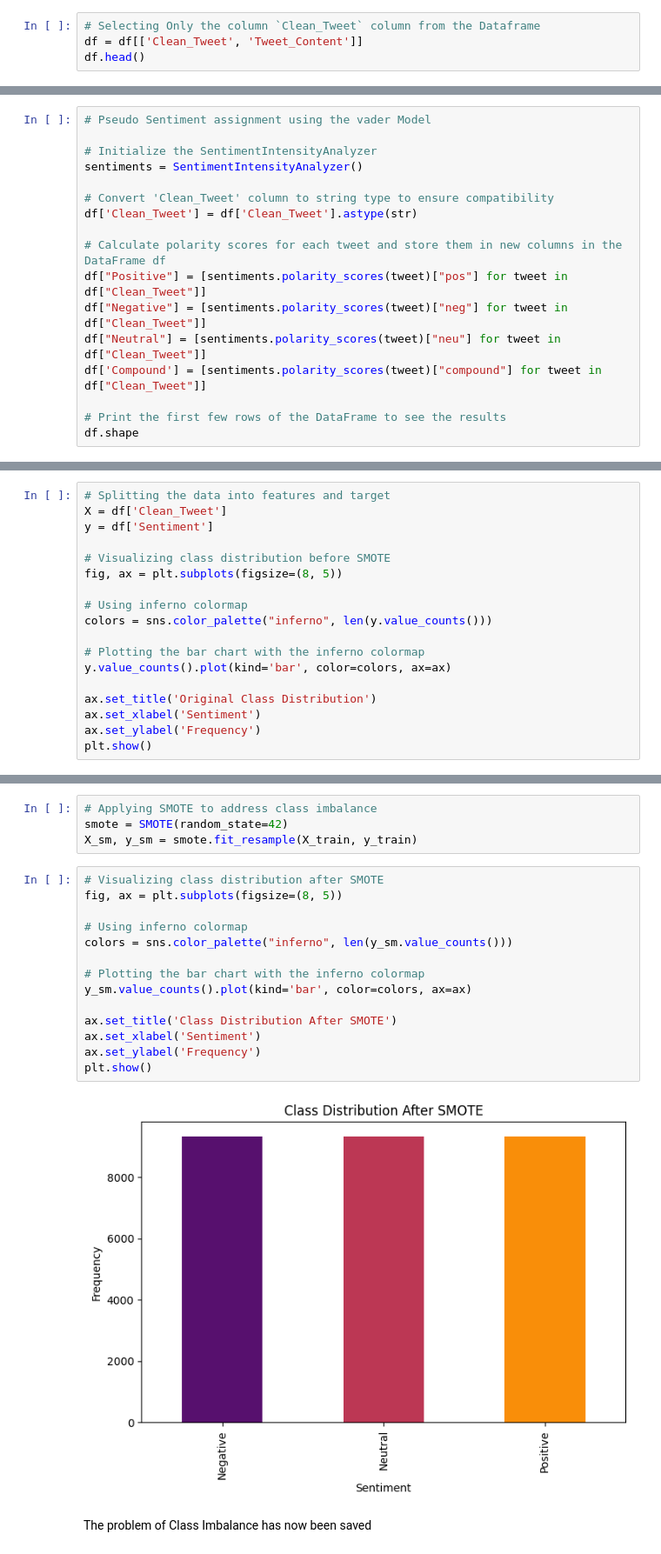
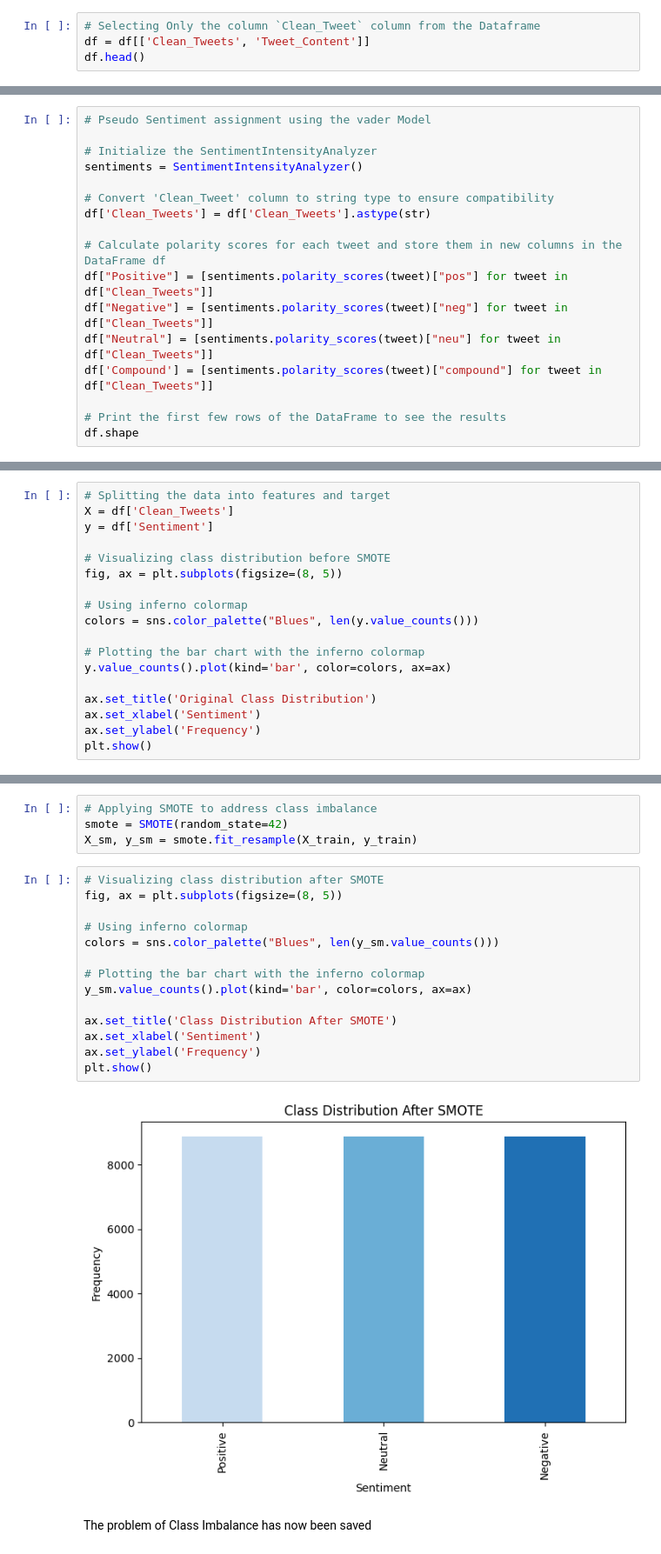
Before and after one commit to Atieng/sentiment-analysis-2024-olympics, a Jupyter notebook: Notebooks/Modelling.ipynb, the cells around one changed output, grey strips where cells are left out. Shown: that part at 87% size. Drawn from its saved outputs; the diff is of its cells as text.

```diff
--- a/Notebooks/Modelling.ipynb
+++ b/Notebooks/Modelling.ipynb
@@ -194,6 +147,6 @@ The total number of duplicates keeping one instance of each duplicate is 25314
 #### Subsetting Cleaned Tweets for Analysis
 # %%
 # Selecting Only the column `Clean_Tweet` column from the Dataframe
-df = df[['Clean_Tweet', 'Tweet_Content']]
+df = df[['Clean_Tweets', 'Tweet_Content']]
 df.head()
 # %% [output]
@@ -220,13 +173,13 @@ Index(['Clean_Tweet', 'Tweet_Content'], dtype='object')
 sentiments = SentimentIntensityAnalyzer()
 
 # Convert 'Clean_Tweet' column to string type to ensure compatibility
-df['Clean_Tweet'] = df['Clean_Tweet'].astype(str)
+df['Clean_Tweets'] = df['Clean_Tweets'].astype(str)
 
 # Calculate polarity scores for each tweet and store them in new columns in the DataFrame df
-df["Positive"] = [sentiments.polarity_scores(tweet)["pos"] for tweet in df["Clean_Tweet"]]
-df["Negative"] = [sentiments.polarity_scores(tweet)["neg"] for tweet in df["Clean_Tweet"]]
-df["Neutral"] = [sentiments.polarity_scores(tweet)["neu"] for tweet in df["Clean_Tweet"]]
-df['Compound'] = [sentiments.polarity_scores(tweet)["compound"] for tweet in df["Clean_Tweet"]]
+df["Positive"] = [sentiments.polarity_scores(tweet)["pos"] for tweet in df["Clean_Tweets"]]
+df["Negative"] = [sentiments.polarity_scores(tweet)["neg"] for tweet in df["Clean_Tweets"]]
+df["Neutral"] = [sentiments.polarity_scores(tweet)["neu"] for tweet in df["Clean_Tweets"]]
+df['Compound'] = [sentiments.polarity_scores(tweet)["compound"] for tweet in df["Clean_Tweets"]]
 
 # Print the first few rows of the DataFrame to see the results
 df.shape
@@ -278,14 +229,14 @@ The distribution of sentiment classes reveals a significant class imbalance amon
 #### Splitting the Dataset
 # %%
 # Splitting the data into features and target
-X = df['Clean_Tweet']
+X = df['Clean_Tweets']
 y = df['Sentiment']
 
 # Visualizing class distribution before SMOTE
 fig, ax = plt.subplots(figsize=(8, 5))
 
 # Using inferno colormap
-colors = sns.color_palette("inferno", len(y.value_counts()))
+colors = sns.color_palette("Blues", len(y.value_counts()))
 
 # Plotting the bar chart with the inferno colormap
 y.value_counts().plot(kind='bar', color=colors, ax=ax)
@@ -423,19 +312,19 @@ X_sm, y_sm = smote.fit_resample(X_train, y_train)
 # %%
 # Visualizing class distribution after SMOTE
 fig, ax = plt.subplots(figsize=(8, 5))
 
 # Using inferno colormap
-colors = sns.color_palette("inferno", len(y_sm.value_counts()))
+colors = sns.color_palette("Blues", len(y_sm.value_counts()))
 
 # Plotting the bar chart with the inferno colormap
 y_sm.value_counts().plot(kind='bar', color=colors, ax=ax)
 
 ax.set_title('Class Distribution After SMOTE')
 ax.set_xlabel('Sentiment')
 ax.set_ylabel('Frequency')
 plt.show()
 # %% [output]
-[figure, old version]
+[figure, new version]
 # %% [markdown]
 The problem of Class Imbalance has now been saved
 # %% [markdown]
```
Also changed, not shown: parts of 51 cells of this notebook.
